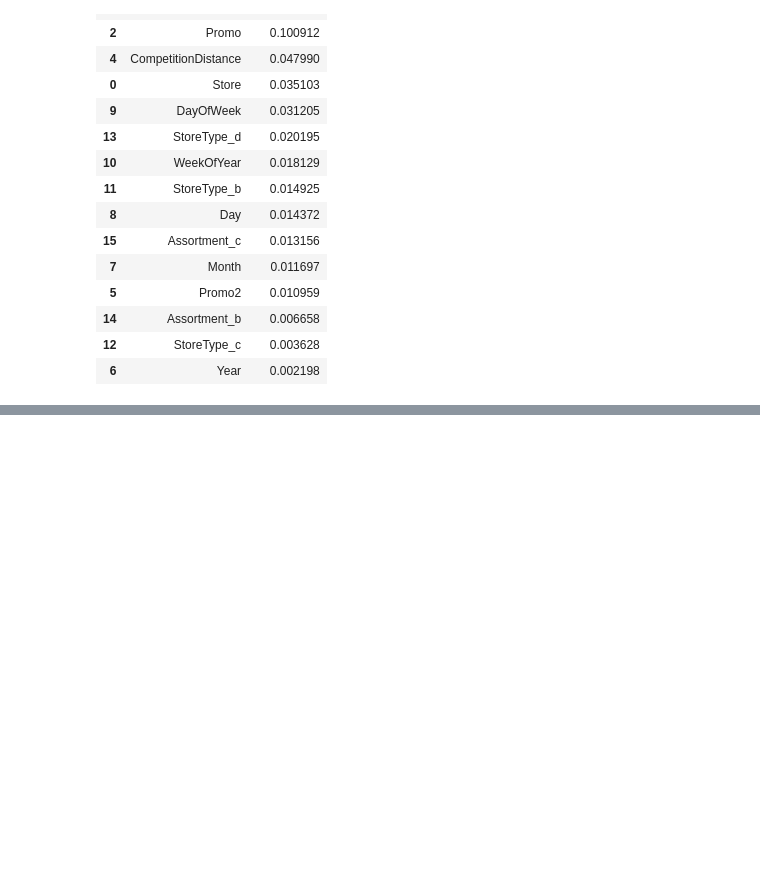
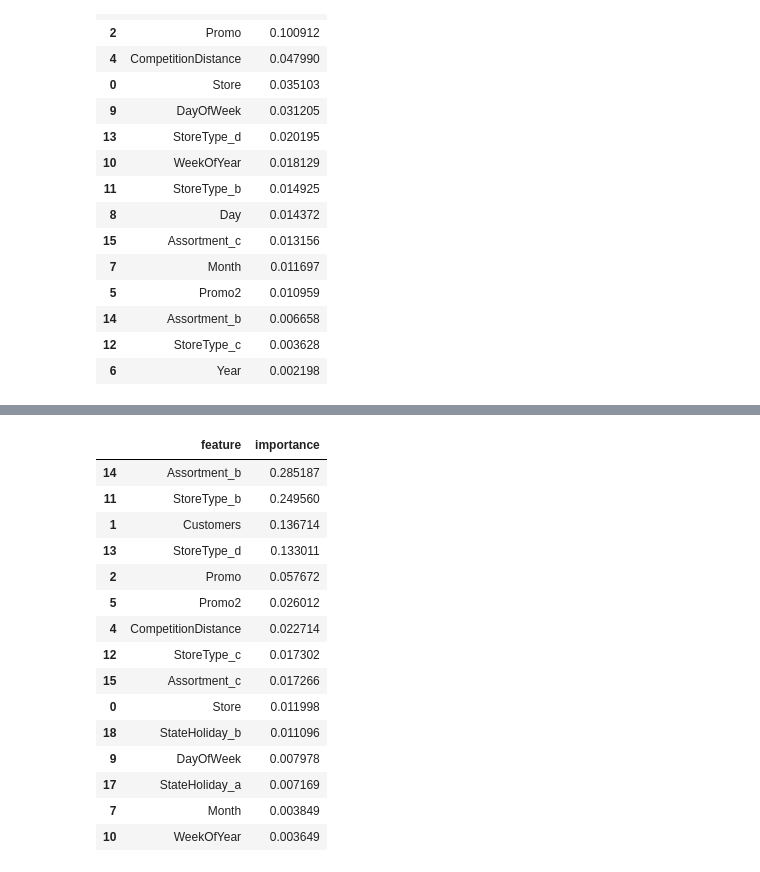
Before and after one commit to gabrieldilay/rossmann-forecast-mvp, a Jupyter notebook: rossmann_faturamento_mvp.ipynb, the cells around one changed output, grey strips where cells are left out. Saved outputs shown, nothing was run; the diff lists cells and outputs as text; code cells hidden in the pictures; blank space fills up the shorter version.

```diff
--- a/rossmann_faturamento_mvp.ipynb
+++ b/rossmann_faturamento_mvp.ipynb
@@ -592,0 +677,84 @@ Top 15 features mais importantes (RF):
+# %%
+# ============================================
+# Mini-tuning do XGBoost com validação temporal (TimeSeriesSplit)
+# Objetivo: refinar poucos hiperparâmetros sem overfit e sem vazamento
+# ============================================
+
+import numpy as np
+import pandas as pd
+
+from sklearn.model_selection import TimeSeriesSplit, RandomizedSearchCV
+from sklearn.metrics import mean_absolute_error, mean_squared_error, r2_score
+from xgboost import XGBRegressor
+
+# 1) Defino o espaço de busca ENXUTO (evito grid enorme para não demorar):
+#    - n_estimators e learning_rate: trade-off fundamental do boosting
+#    - max_depth: controla complexidade individual das árvores
+#    - subsample/colsample_bytree: regularização estocástica (reduz overfitting)
+#    - reg_lambda/reg_alpha: regularização L2/L1 (segura variância)
+param_dist = {
+    "n_estimators":      [300, 500, 700, 900],
+    "learning_rate":     [0.03, 0.05, 0.07, 0.1],
+    "max_depth":         [6, 8, 10],
+    "subsample":         [0.7, 0.8, 0.9, 1.0],
+    "colsample_bytree":  [0.7, 0.8, 0.9, 1.0],
+    "reg_lambda":        [0.0, 1.0, 3.0, 5.0],
+    "reg_alpha":         [0.0, 0.5, 1.0]
+}
+
+# 2) Instancio um modelo base; nada de early stopping para manter compatibilidade
+xgb_base = XGBRegressor(
+    objective="reg:squarederror",
+    n_jobs=-1,
+    random_state=42
+)
+
+# 3) Validação CRONOLOGICA: TimeSeriesSplit
+#    - k "janelas" progressivas usando somente o passado para prever o futuro
+tscv = TimeSeriesSplit(n_splits=3)
+
+# 4) RandomizedSearchCV com a validação temporal
+#    - n_iter pequeno para ser rápido; scoring por NEGATIVE RMSE (queremos minimizar RMSE)
+#    - IMPORTANTÍSSIMO: NÃO embaralhar (cv já respeita o tempo)
+search = RandomizedSearchCV(
+    estimator=xgb_base,
+    param_distributions=param_dist,
+    n_iter=20,
+    scoring="neg_root_mean_squared_error",  # menor RMSE = melhor
+    cv=tscv,
+    random_state=42,
+    n_jobs=-1,
+    verbose=1
+)
+
+# 5) Ajusto SOMENTE no conjunto de treino (passado) para evitar vazamento
+search.fit(X_train, y_train)
+
+print("\nMelhores hiperparâmetros encontrados:")
+print(search.best_params_)
+print(f"RMSE (CV) ~ {-search.best_score_:.2f}")
+
+# 6) Reavalio no holdout FUTURO (os últimos 3 meses) com o melhor modelo
+xgb_best = search.best_estimator_
+y_pred_best = xgb_best.predict(X_val)
+
+mae  = mean_absolute_error(y_val, y_pred_best)
+rmse = np.sqrt(mean_squared_error(y_val, y_pred_best))
+mape = np.mean(np.abs((y_val - y_pred_best) / y_val)) * 100
+r2   = r2_score(y_val, y_pred_best)
+
+print("\n📊 Avaliação no holdout (pós-tuning)")
+print(f"MAE : {mae:.2f}")
+print(f"RMSE: {rmse:.2f}")
+print(f"MAPE: {mape:.2f}%")
+print(f"R²  : {r2:.3f}")
+
+# 7) Top features (para interpretação)
+importances = pd.DataFrame({
+    "feature": X_train.columns,
+    "importance": xgb_best.feature_importances_
+}).sort_values("importance", ascending=False)
+
+print("\nTop 15 features (XGB tunado):")
+display(importances.head(15))
+# %% [output]
@@ -592,0 +774,16 @@ Top 15 features mais importantes (RF):
+|  | feature | importance |
+| 14 | Assortment_b | 0.285187 |
+| 11 | StoreType_b | 0.249560 |
+| 1 | Customers | 0.136714 |
+| 13 | StoreType_d | 0.133011 |
+| 2 | Promo | 0.057672 |
+| 5 | Promo2 | 0.026012 |
+| 4 | CompetitionDistance | 0.022714 |
+| 12 | StoreType_c | 0.017302 |
+| 15 | Assortment_c | 0.017266 |
+| 0 | Store | 0.011998 |
+| 18 | StateHoliday_b | 0.011096 |
+| 9 | DayOfWeek | 0.007978 |
+| 17 | StateHoliday_a | 0.007169 |
+| 7 | Month | 0.003849 |
+| 10 | WeekOfYear | 0.003649 |
```
Also changed, not shown: parts of 16 cells of this notebook.
